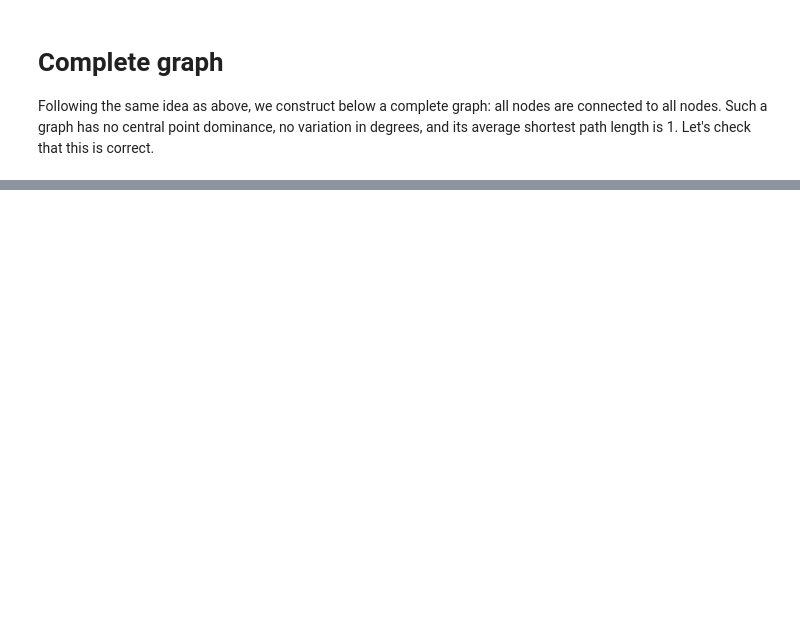
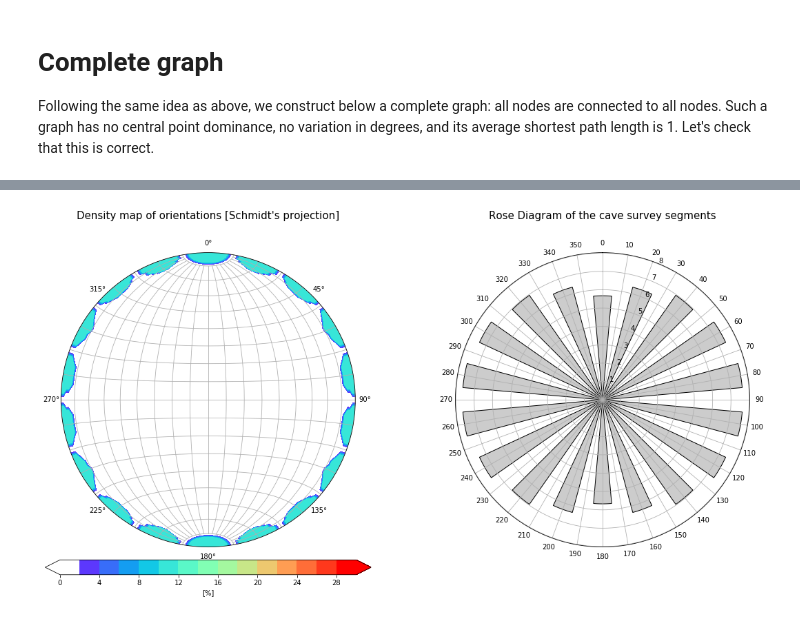
Before and after one commit to karstnet/karstnet, a Jupyter notebook: notebooks/simpleGraph_example.ipynb, the cells around one changed output, grey strips where cells are left out. Drawn from its saved outputs; the diff is of its cells as text; code cells hidden in the pictures; blank space fills up the shorter version.

```diff
--- a/notebooks/simpleGraph_example.ipynb
+++ b/notebooks/simpleGraph_example.ipynb
@@ -101,0 +116,5 @@ Computing:
+# %%
+# Draw stereos
+k.stereo()
+# %% [output]
+[figure, added]
```
Also changed, not shown: parts of 5 cells of this notebook, 8 other files.
